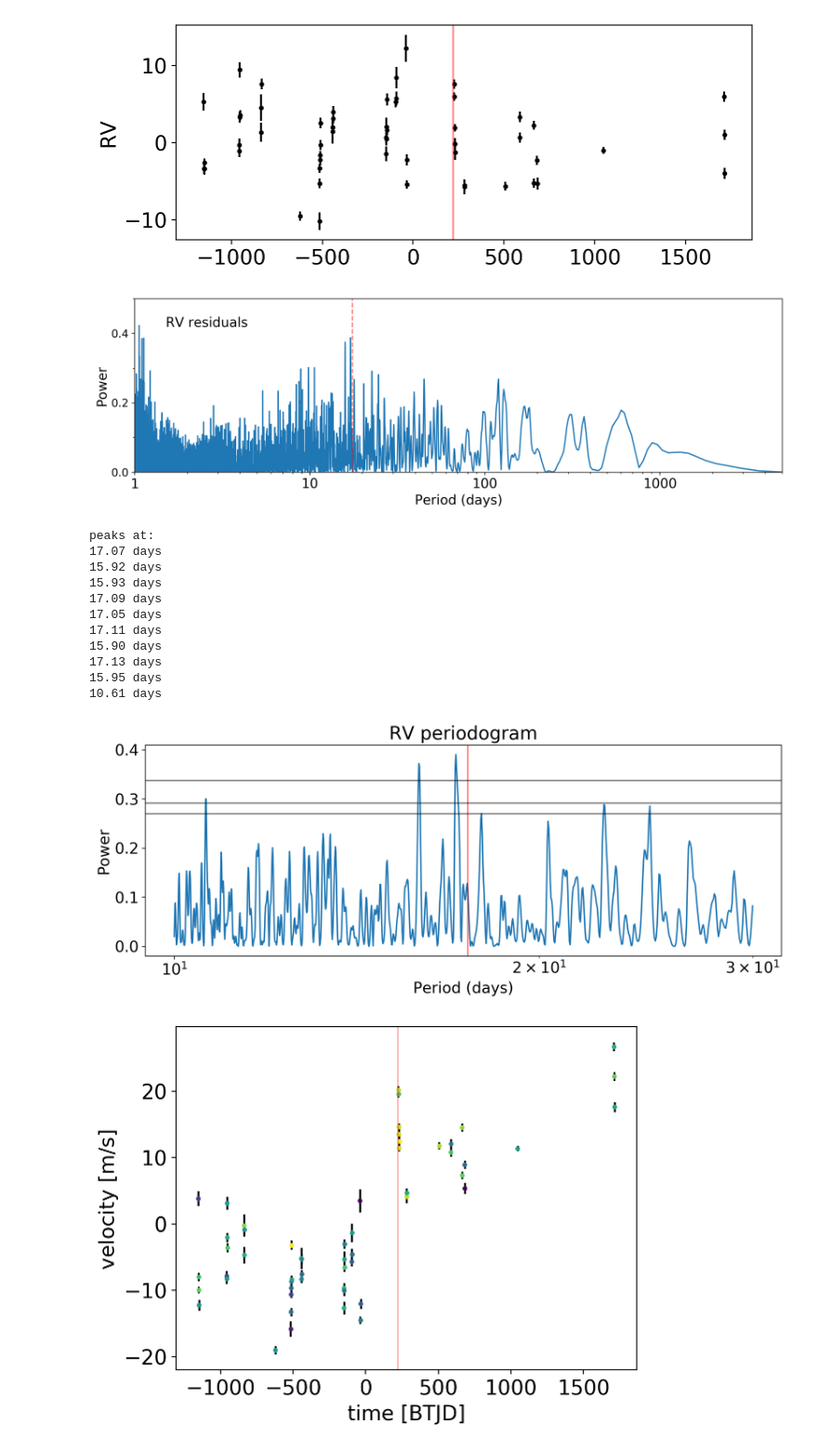
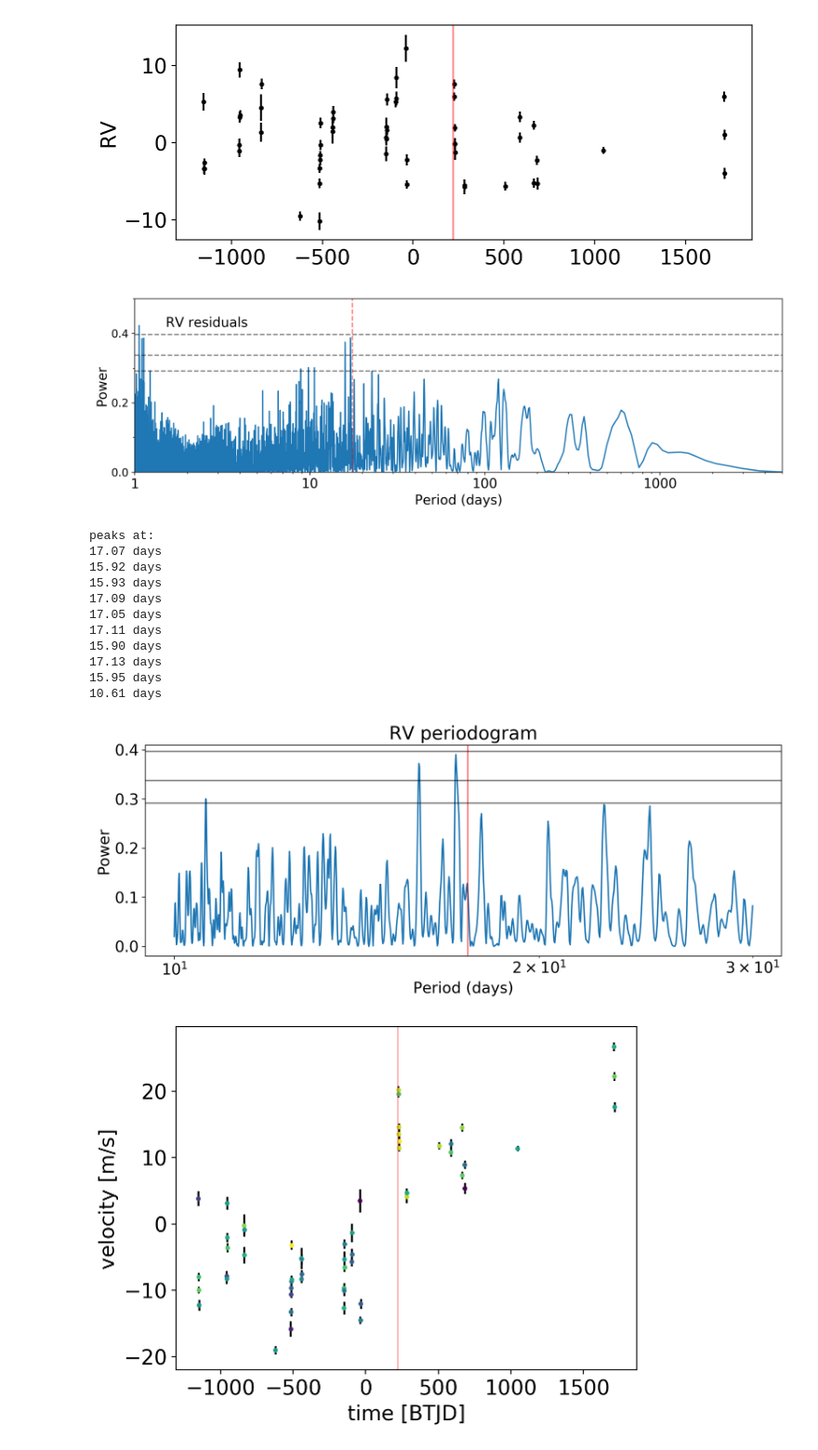
Before and after one commit to megbedell/tesstwin, a Jupyter notebook: notebooks/exoplanet/rv_fit.ipynb, the cells around one changed output. Shown at 93% size. Drawn from its saved outputs; the diff is of its cells as text; code cells hidden in the pictures.

Commit message:
changed FAP levels

```diff
--- a/notebooks/exoplanet/rv_fit.ipynb
+++ b/notebooks/exoplanet/rv_fit.ipynb
@@ -153,7 +153,7 @@ Pearson R is 0.4587 with a false-alarm probability of 0.0004
 ls = LombScargle(x_rv, fwhm_rv_guess)
 freq, power = ls.autopower(minimum_frequency=1.e-4,
                                                    maximum_frequency=1.)
-probabilities = [0.1, 0.05, 0.01]
+probabilities = [0.05, 0.01, 0.001]
 fal = ls.false_alarm_level(probabilities)
 
 fig,ax = plt.subplots(1,1,figsize=(12,4))
@@ -202,7 +202,7 @@ Pearson R is 0.3204 with a false-alarm probability of 0.0171
 ls = LombScargle(x_rv, bis_rv_guess)
 freq, power = ls.autopower(minimum_frequency=1.e-4,
                                                    maximum_frequency=1.)
-probabilities = [0.1, 0.05, 0.01]
+probabilities = [0.05, 0.01, 0.001]
 fal = ls.false_alarm_level(probabilities)
 
 fig,ax = plt.subplots(1,1,figsize=(12,4))
@@ -248,7 +248,7 @@ Pearson R is 0.2432 with a false-alarm probability of 0.0736
 ls = LombScargle(x_rv, shk)
 freq, power = ls.autopower(minimum_frequency=1.e-4,
                                                    maximum_frequency=1.)
-probabilities = [0.1, 0.05, 0.01]
+probabilities = [0.05, 0.01, 0.001]
 fal = ls.false_alarm_level(probabilities)
 
 fig,ax = plt.subplots(1,1,figsize=(12,4))
@@ -289,7 +289,7 @@ fig,(ax1,ax2,ax3,ax4) = plt.subplots(4, 1, figsize=(8,12), sharex=True)
 
 ls = LombScargle(x_rv, y_rv_guess, yerr_rv)
 freq, power = ls.autopower(minimum_frequency=2.e-4, maximum_frequency=1.)
-probabilities = [0.1, 0.05, 0.01]
+probabilities = [0.05, 0.01, 0.001]
 fal = ls.false_alarm_level(probabilities)
 ax1.plot(1./freq, power)
 ax1.axvline(17.47114, c='r', alpha=0.5, ls='--')
@@ -433,37 +433,35 @@ ax1.set_ylabel('RV');
 # %%
 y_rv_resids = y_rv - map_soln['bkg']
 
 ls = LombScargle(x_rv, y_rv_resids, yerr_rv)
 freq, power = ls.autopower(minimum_frequency=2.e-4, maximum_frequency=1.)
 
-probabilities = [0.1, 0.05, 0.01]
+probabilities = [0.05, 0.01, 0.001]
 fal = ls.false_alarm_level(probabilities)
 
 fig,ax = plt.subplots(1,1,figsize=(12,4))
 ax.plot(1./freq, power)
 ax.axvline(17.47114, c='r', alpha=0.5, ls='--')
 for f in fal:
-    ax1.axhline(f, c='k', alpha=0.5, ls='--')
+    ax.axhline(f, c='k', alpha=0.5, ls='--')
 ax.text(1.5, 0.42, 'RV residuals')
 ax.set_xscale('log')
 ax.set_xlabel('Period (days)')
 ax.set_ylabel('Power')
 ax.set_xlim([1.,5.e3])
 ax.set_ylim([0.,0.5])
 ax.set_yticks([0.,0.2,0.4], minor=False)
 ax.set_yticks([0.1,0.3,0.5], minor=True)
 ax.tick_params(labelsize='small', axis='y')
 ax.set_xticklabels(['0.1','1', '10', '100', '1000'])
 fig.tight_layout()
 plt.savefig(plot_dir+'periodogram_resids1.pdf');
 # %% [output]
-[figure, old version]
+[figure, new version]
 # %%
 ls = LombScargle(x_rv, y_rv_resids, yerr_rv)
 freq, power = ls.autopower(minimum_frequency=1./30.,
                                                    maximum_frequency=0.1)
-probabilities = [0.1, 0.05, 0.01]
-fal = ls.false_alarm_level(probabilities)
 
 fig,ax = plt.subplots(1,1,figsize=(12,4))
 ax.plot(1./freq, power)
@@ -490,7 +488,7 @@ peaks at:
 17.13 days
 15.95 days
 10.61 days
-[figure, old version]
+[figure, new version]
 # %%
 plt.errorbar(x_rv, y_rv, yerr=yerr_rv, fmt=",k", zorder=-10)
 plt.scatter(x_rv[~pug], y_rv[~pug], c=df.bis[~pug], s=7)
```
Also changed, not shown: parts of 9 cells of this notebook, 3 other files.
